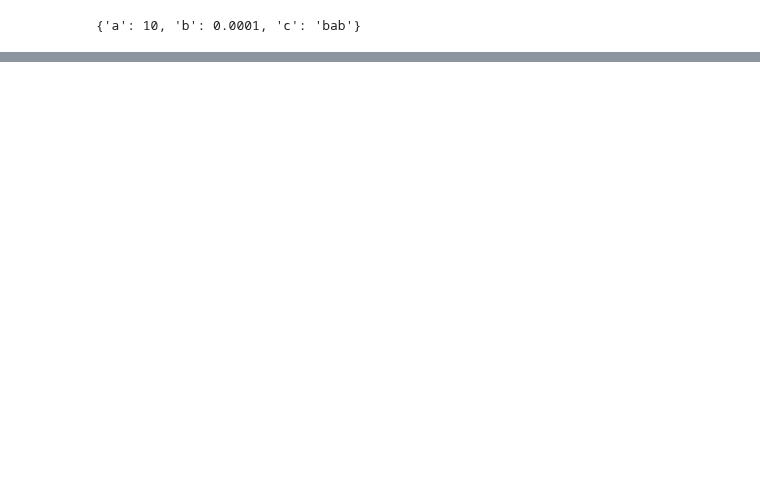
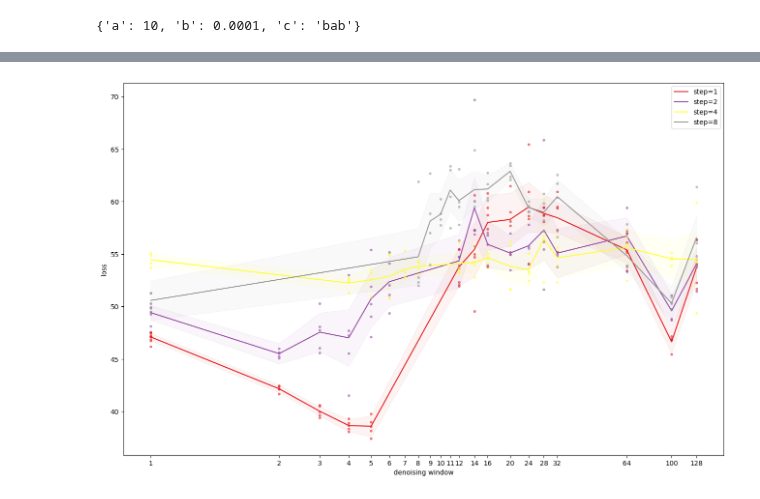
Before and after one commit to msh2481/gud, a Jupyter notebook: report.ipynb, the cells around one changed output, grey strips where cells are left out. Drawn from its saved outputs; the diff is of its cells as text; code cells hidden in the pictures; blank space fills up the shorter version.

```diff
--- a/report.ipynb
+++ b/report.ipynb
@@ -131,0 +135,48 @@ plt.show()
+# %%
+import matplotlib.pyplot as plt
+import numpy as np
+
+plt.figure(figsize=(16, 10))
+plt.xscale("symlog")
+ws = sorted(list(set([w for (step, w) in error_lists])))
+steps = sorted(list(set([step for (step, w) in error_lists])))
+colors = plt.cm.Set1(np.linspace(0.1, 0.9, len(steps)))
+
+# steps = [6, 8, 10]
+
+for step, color in zip(steps, colors):
+    # Collect and compute statistics for each window size
+    means, stds, xs = [], [], []
+    for w in ws:
+        cur = loss_lists[(step, w)]
+        # cur = [x for x in cur if x < 0.6]
+        if len(cur) > 0:
+            means.append(np.mean(cur))
+            stds.append(np.std(cur))
+            xs.append(w)
+            plt.plot([w] * len(cur), cur, "o", ms=3, alpha=0.5, color=color)
+
+    if len(xs) == 0:
+        continue
+
+    # Convert to arrays
+    means = np.array(means)
+    stds = np.array(stds)
+    # Smooth means and stds with gaussian filter
+    from scipy.ndimage import gaussian_filter1d
+
+    means = gaussian_filter1d(means, sigma=0.01)
+    stds = gaussian_filter1d(stds, sigma=1.0)
+    xs = np.array(xs)
+
+    # Plot mean line and std area
+    plt.plot(xs, means, "-", label=f"step={step}", color=color)
+    plt.fill_between(xs, means - stds, means + stds, alpha=0.05, color=color)
+
+plt.xticks(ws, [str(w) for w in ws])
+plt.xlabel("denoising window")
+plt.ylabel("loss")
+plt.legend()
+plt.show()
+# %% [output]
+[figure, added]
```
Also changed, not shown: parts of 7 cells of this notebook, 3 other files.
